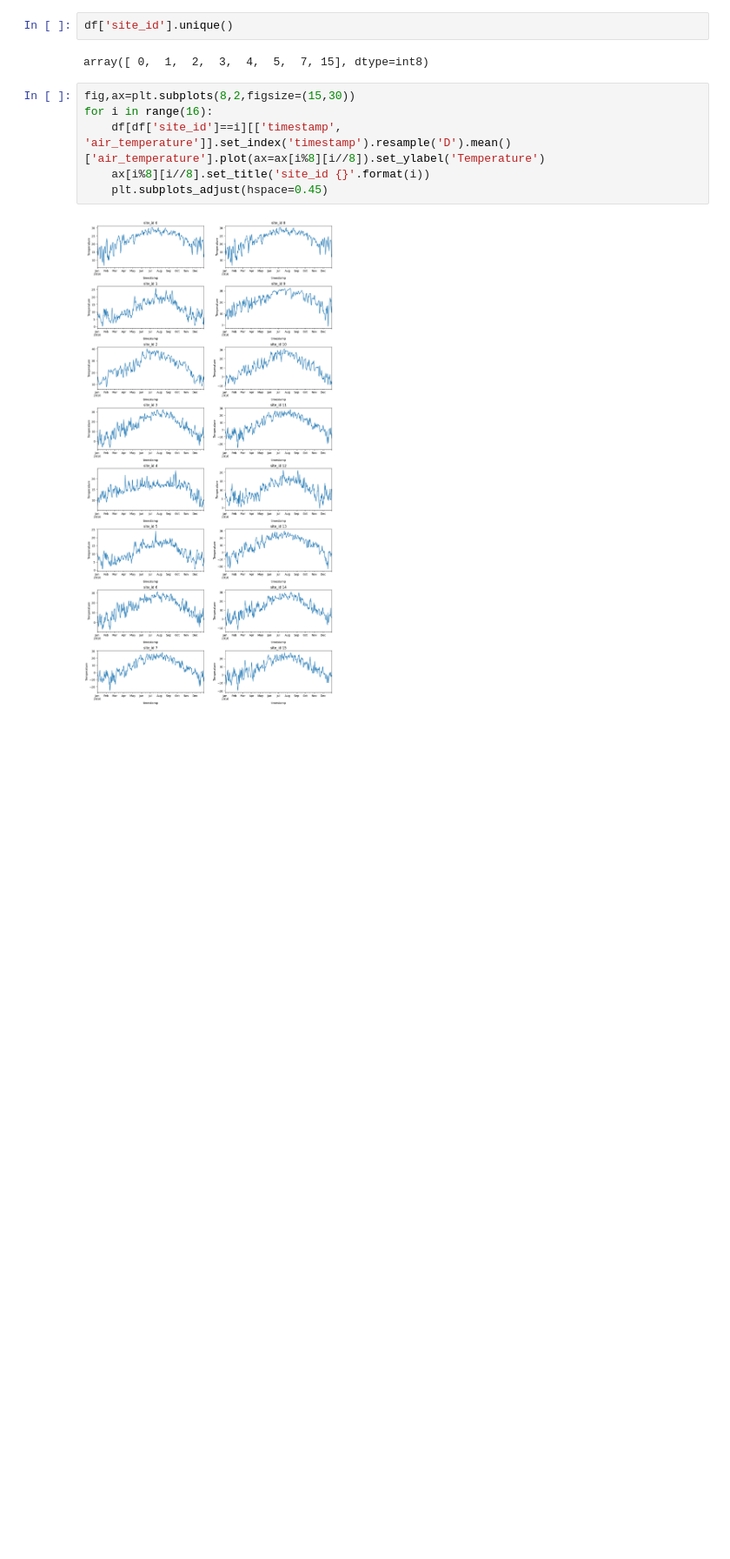
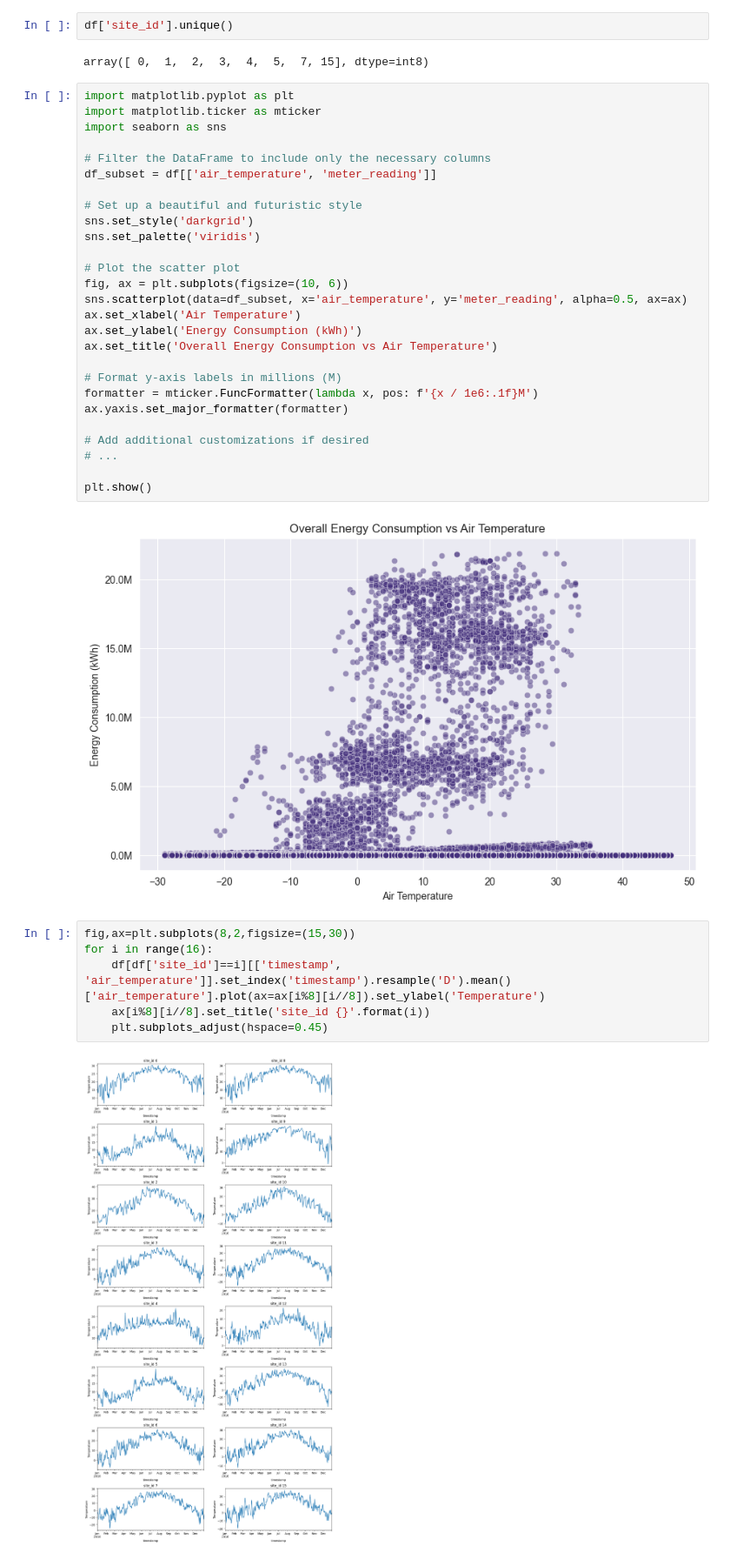
Before and after one commit to asifabbas478/EDA_Energy_Consumption, a Jupyter notebook: EDA_Energy_consumption.ipynb, the cells around one changed output. Shown at 87% size. Saved outputs shown, nothing was run; the diff lists cells and outputs as text; blank space fills up the shorter version.

```diff
--- a/EDA_Energy_consumption.ipynb
+++ b/EDA_Energy_consumption.ipynb
@@ -600,6 +596,35 @@ IT CAN BE CLEARLY OBSERVED THAT THERE IS AN OUTLIER HERE WHICH IS BUILDING_ID 26
 df['site_id'].unique()
 # %% [output]
 array([ 0,  1,  2,  3,  4,  5,  7, 15], dtype=int8)
+# %%
+import matplotlib.pyplot as plt
+import matplotlib.ticker as mticker
+import seaborn as sns
+
+# Filter the DataFrame to include only the necessary columns
+df_subset = df[['air_temperature', 'meter_reading']]
+
+# Set up a beautiful and futuristic style
+sns.set_style('darkgrid')
+sns.set_palette('viridis')
+
+# Plot the scatter plot
+fig, ax = plt.subplots(figsize=(10, 6))
+sns.scatterplot(data=df_subset, x='air_temperature', y='meter_reading', alpha=0.5, ax=ax)
+ax.set_xlabel('Air Temperature')
+ax.set_ylabel('Energy Consumption (kWh)')
+ax.set_title('Overall Energy Consumption vs Air Temperature')
+
+# Format y-axis labels in millions (M)
+formatter = mticker.FuncFormatter(lambda x, pos: f'{x / 1e6:.1f}M')
+ax.yaxis.set_major_formatter(formatter)
+
+# Add additional customizations if desired
+# ...
+
+plt.show()
+# %% [output]
+[figure, added]
 # %%
 fig,ax=plt.subplots(8,2,figsize=(15,30))
 for i in range(16):
```
Also changed, not shown: parts of 19 cells of this notebook.
